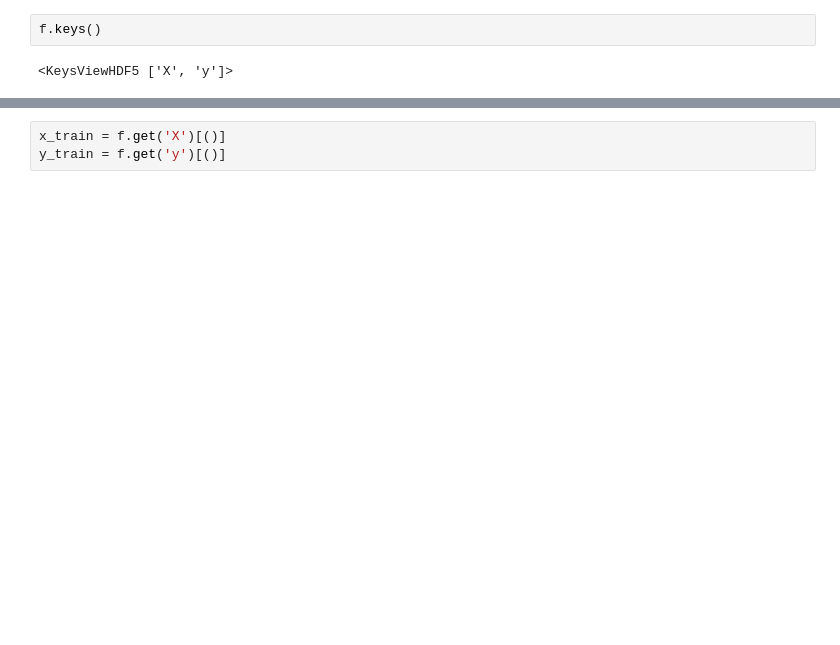
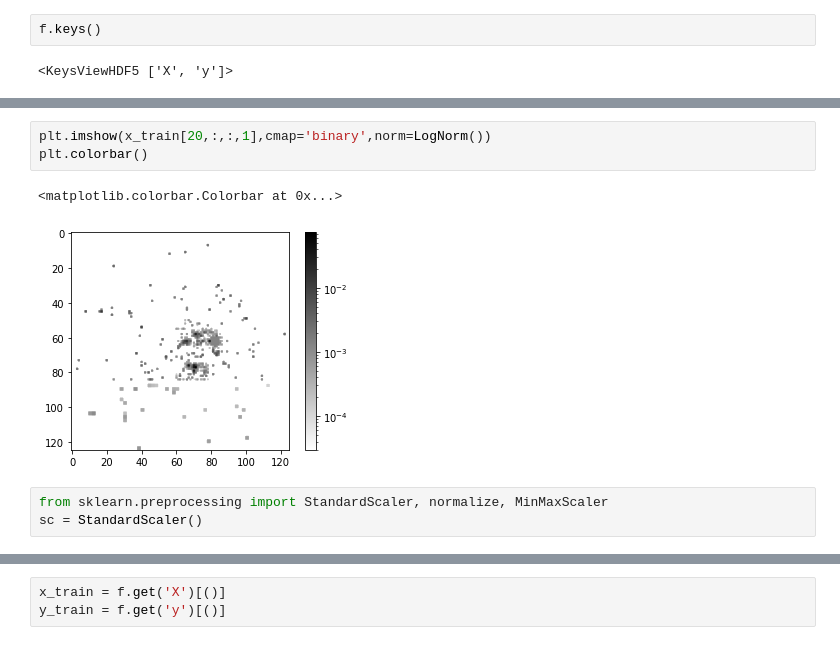
Before and after one commit to TomMago/hep-VQAE, a Jupyter notebook: notebooks/Quark-Gluon/Explore_Data.ipynb, the cells around one changed output, grey strips where cells are left out. Saved outputs shown, nothing was run; the diff lists cells and outputs as text; blank space fills up the shorter version.

```diff
--- a/notebooks/Quark-Gluon/Explore_Data.ipynb
+++ b/notebooks/Quark-Gluon/Explore_Data.ipynb
@@ -16,0 +33,9 @@ f.keys()
+# %%
+plt.imshow(x_train[20,:,:,1],cmap='binary',norm=LogNorm())
+plt.colorbar()
+# %% [output]
+<matplotlib.colorbar.Colorbar at 0x...>
+[figure, added]
+# %%
+from sklearn.preprocessing import StandardScaler, normalize, MinMaxScaler
+sc = StandardScaler()
```
Also changed, not shown: parts of 12 cells of this notebook, 13 other files.
